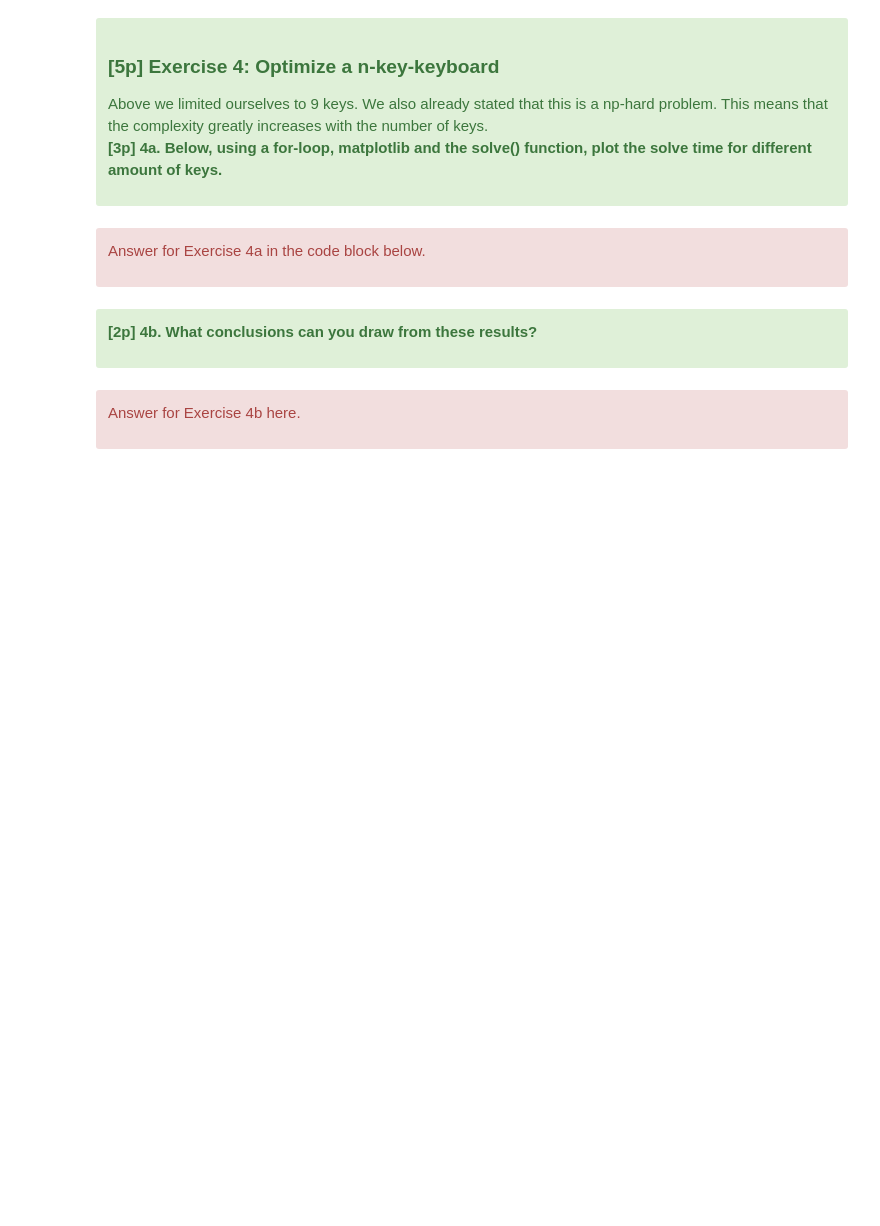
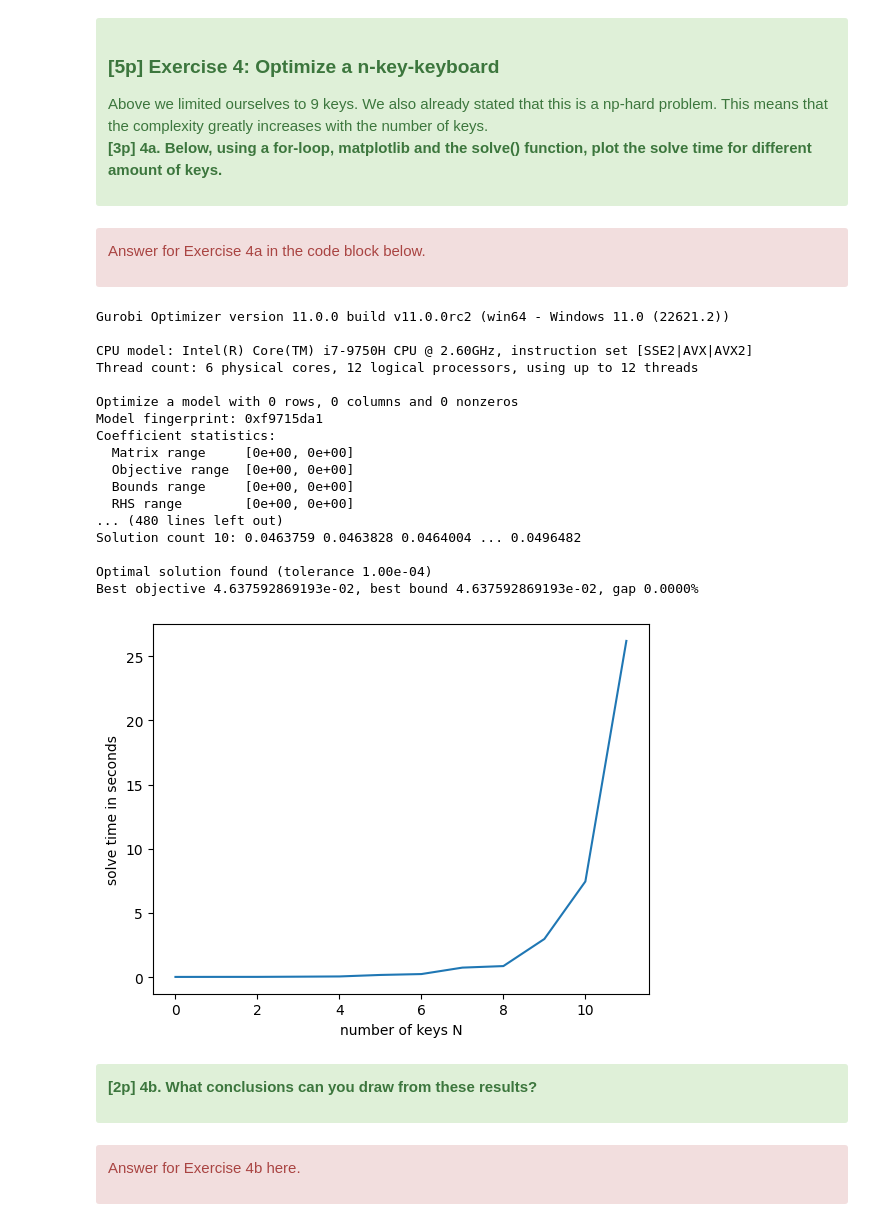
Before and after one commit to dragmakex/LunchSphere, a Jupyter notebook: Deliverables/Bonus/bonus_exercise.ipynb, the cells around one changed output. Cells and saved outputs as stored; diff of their text form; code cells hidden in the pictures; blank space fills up the shorter version.

```diff
--- a/Deliverables/Bonus/bonus_exercise.ipynb
+++ b/Deliverables/Bonus/bonus_exercise.ipynb
@@ -800,6 +800,7 @@ def solve(characters, keyslots, bigram_frequency, movement_time):
     for i in characters:
         for k in keyslots:
              # TODO create one binary variable for each letter-key pair. [1p]
+            x[(i,k)] = model.addVar(vtype=GRB.BINARY, name="%s_%i"%(i,k))
 
 
     # Integrate new variables
@@ -809,17 +810,22 @@ def solve(characters, keyslots, bigram_frequency, movement_time):
     # Each letter is only assigned to one keyslot
     for i in characters:
         #TODO add a constraint for each letters [1p]
+        model.addConstr(quicksum(x[(i,k)] for k in keyslots) == 1, "uniqueness_constraint_%s"%i)
 
     # Each element is only assigned to one position
     for k in keyslots:
         #TODO add a constraints for each keyslot [1p]
-
+        model.addConstr(quicksum(x[(i,k)] for i in characters) == 1, "uniqueness_constraint_%i"%k)
 
     model.update()
 
     # ==== 4. Specify Objective function ======
     # TODO: implement the objective function here [2p]
-    cost = None
+    cost = quicksum(bigram_frequency[(i,j)] * movement_time[(k,l)] * x[(i,k)] * x[(j,l)]
+                    for l in keyslots
+                        for k in keyslots
+                            for j in characters
+                                for i in characters )
     model.setObjective(cost,GRB.MINIMIZE)
     # ==== 5. Optimize model ======
     model.optimize()
@@ -875,12 +898,45 @@ Answer for Exercise 4a in the code block below.
 # %%
 import matplotlib.pyplot as plt
 solvetimes = []
 characters = ['a', 'c', 's', 'r', 'e', 'q', 't', 'h', 'i']
 
 ## IMPLEMENT HERE EXERCISE 4 HERE
 ## hint characters[:i] return all characters up to index i. Also take a look at the previous code block.
+
+characters = [chr(idx) for idx in range(97,123)]    # we'll do letters a to z
+keyslots = [i for i in range(len(characters))]
+bigram_frequency = utils.get_bigram_frequency(characters)
+movement_time = {(s1,s2): utils.fittslawcost(s1,s2,utils.distance(columns,s1,s2)) for s1 in keyslots for s2 in keyslots}
+
+ridx, runtime = 0, 0
+while runtime < 50:
+    _, _, runtime = solve(characters[:ridx], [i for i in range(ridx)], bigram_frequency, movement_time)
+    solvetimes.append(runtime)
+    ridx += 1
+
 plt.plot(solvetimes)
+plt.xlabel("number of keys N")
+plt.ylabel("solve time in seconds")
 plt.show()
+# %% [output]
+Gurobi Optimizer version 11.0.0 build v11.0.0rc2 (win64 - Windows 11.0 (22621.2))
+
+CPU model: Intel(R) Core(TM) i7-9750H CPU @ 2.60GHz, instruction set [SSE2|AVX|AVX2]
+Thread count: 6 physical cores, 12 logical processors, using up to 12 threads
+
+Optimize a model with 0 rows, 0 columns and 0 nonzeros
+Model fingerprint: 0xf9715da1
+Coefficient statistics:
+  Matrix range     [0e+00, 0e+00]
+  Objective range  [0e+00, 0e+00]
+  Bounds range     [0e+00, 0e+00]
+  RHS range        [0e+00, 0e+00]
+... (480 lines left out)
+Solution count 10: 0.0463759 0.0463828 0.0464004 ... 0.0496482
+
+Optimal solution found (tolerance 1.00e-04)
+Best objective 4.637592869193e-02, best bound 4.637592869193e-02, gap 0.0000%
+[figure, added]
 # %% [markdown]
 <div class="alert alert-block alert-success">
 
```
Also changed, not shown: parts of 3 cells of this notebook.
